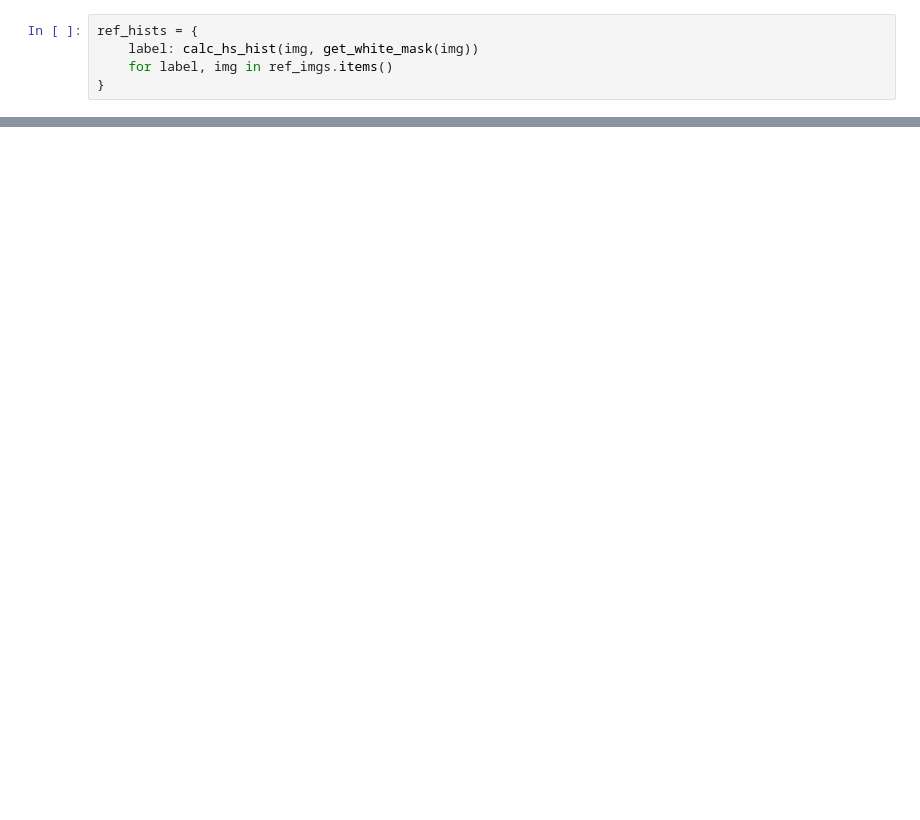
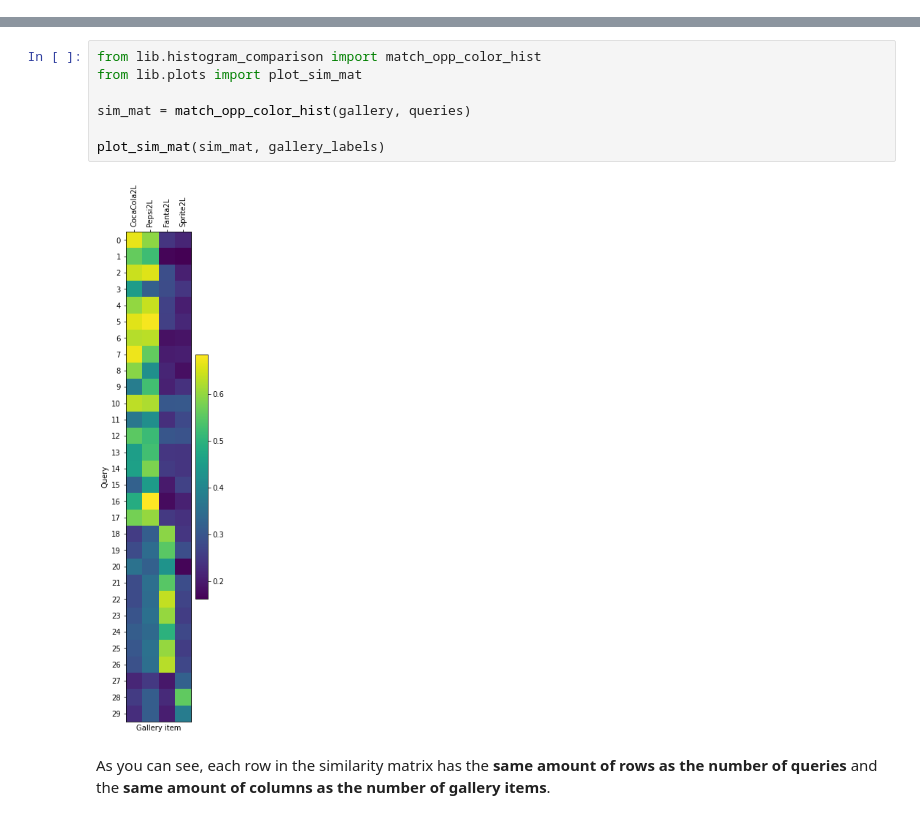
Before and after one commit to florisdf/maibi_cv, a Jupyter notebook: 2_classification/1_histogram_comparison.ipynb, the cells around one changed output, grey strips where cells are left out. Drawn from its saved outputs; the diff is of its cells as text; blank space fills up the shorter version.

```diff
--- a/2_classification/1_histogram_comparison.ipynb
+++ b/2_classification/1_histogram_comparison.ipynb
@@ -98,5 +6,0 @@ for i, (label, ref_img) in enumerate(ref_imgs.items()):
-# %%
-ref_hists = {
-    label: calc_hs_hist(img, get_white_mask(img))
-    for label, img in ref_imgs.items()
-}
@@ -171,0 +71,11 @@ cv2.compareHist(dummy_hist_1, dummy_hist_2, compare_method)
+# %%
+from lib.histogram_comparison import match_opp_color_hist
+from lib.plots import plot_sim_mat
+
+sim_mat = match_opp_color_hist(gallery, queries)
+
+plot_sim_mat(sim_mat, gallery_labels)
+# %% [output]
+[figure, added]
+# %% [markdown]
+As you can see, each row in the similarity matrix has the **same amount of rows as the number of queries** and the **same amount of columns as the number of gallery items**.
```
Also changed, not shown: parts of 21 cells of this notebook, 2 other files.
